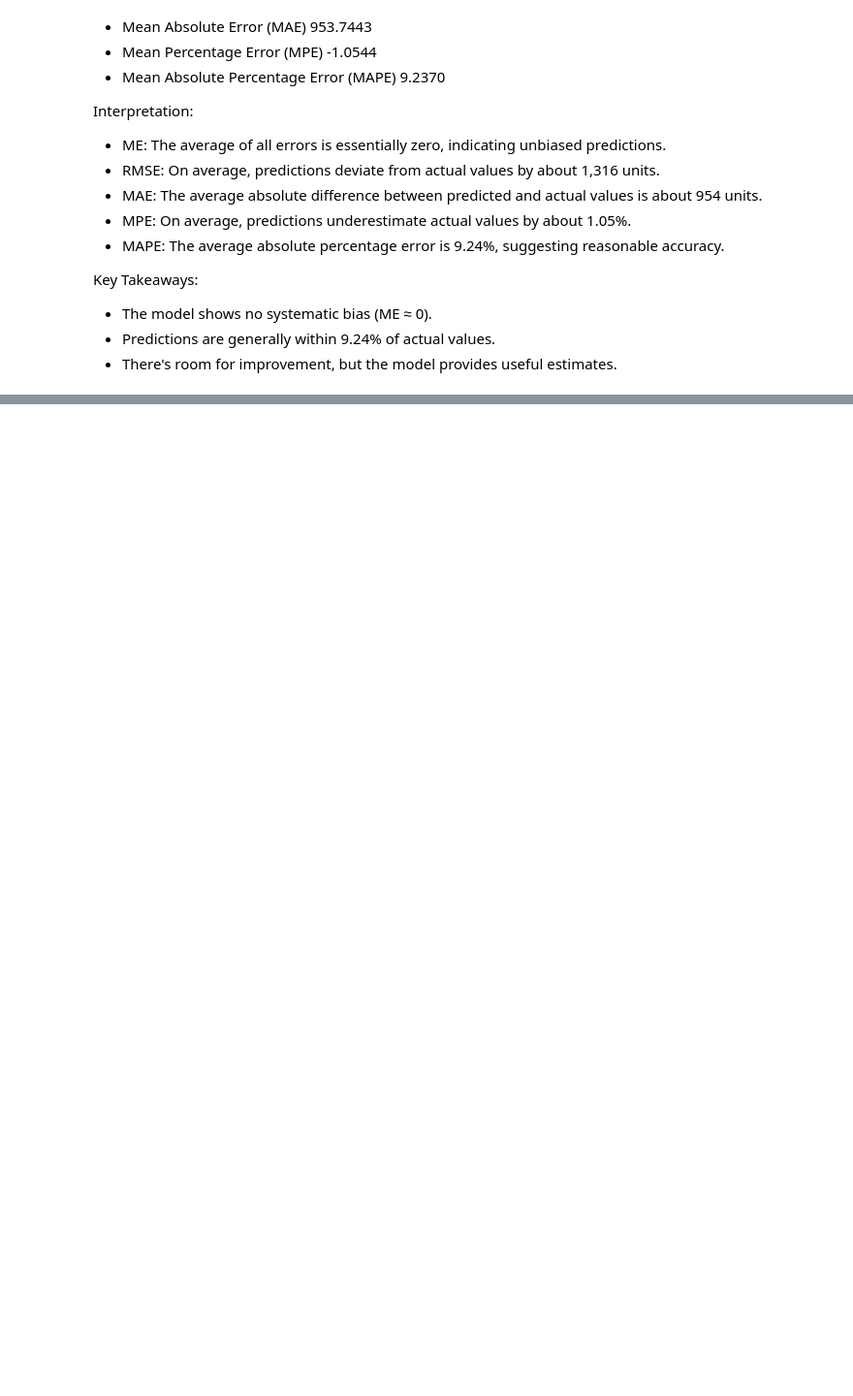
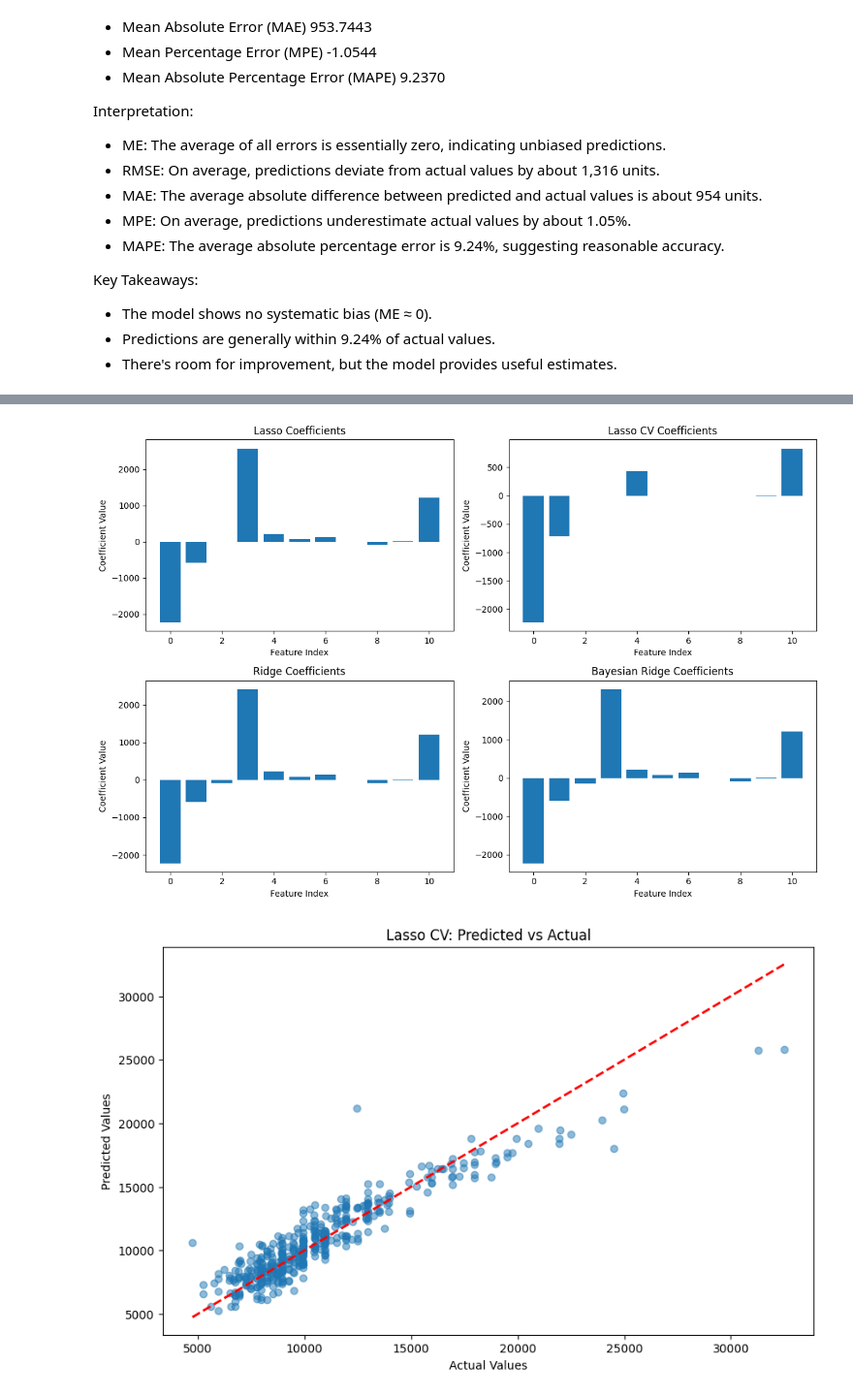
Before and after one commit to ieshu001/msa550-code-files, a Jupyter notebook: python_lecture_03_MLR.ipynb, the cells around one changed output, grey strips where cells are left out. Shown at 97% size. Drawn from its saved outputs; the diff is of its cells as text; code cells hidden in the pictures; blank space fills up the shorter version.

```diff
--- a/python_lecture_03_MLR.ipynb
+++ b/python_lecture_03_MLR.ipynb
@@ -466,0 +946,6 @@ Key Takeaways:
+# %%
+# Lasso Regression
+lasso = Lasso(alpha=1)  # Note: normalize=True is deprecated, use StandardScaler instead
+lasso.fit(train_X, train_y)  # Fit the model to the training data
+print("Lasso Regression Results:")
+regressionSummary(valid_y, lasso.predict(valid_X))  # Evaluate on validation set
@@ -466,0 +984,6 @@ Key Takeaways:
+# %%
+# Ridge Regression
+ridge = Ridge(alpha=1)
+ridge.fit(train_X, train_y)
+print("\nRidge Regression Results:")
+regressionSummary(valid_y, ridge.predict(valid_X))
@@ -466,0 +1000,7 @@ Key Takeaways:
+# %%
+# Bayesian Ridge Regression
+bayesianRidge = BayesianRidge()  # Note: normalize=True is deprecated
+bayesianRidge.fit(train_X, train_y)
+print("\nBayesian Ridge Regression Results:")
+regressionSummary(valid_y, bayesianRidge.predict(valid_X))
+print(f'Bayesian ridge chosen regularization: {bayesianRidge.lambda_ / bayesianRidge.alpha_:.4f}')
@@ -466,0 +1018,43 @@ Key Takeaways:
+# %%
+# Plotting
+plt.figure(figsize=(12, 8))
+
+# Plot coefficients for each model
+plt.subplot(2, 2, 1)
+plt.bar(range(len(lasso.coef_)), lasso.coef_)
+plt.title("Lasso Coefficients")
+plt.xlabel("Feature Index")
+plt.ylabel("Coefficient Value")
+
+plt.subplot(2, 2, 2)
+plt.bar(range(len(lasso_cv.coef_)), lasso_cv.coef_)
+plt.title("Lasso CV Coefficients")
+plt.xlabel("Feature Index")
+plt.ylabel("Coefficient Value")
+
+plt.subplot(2, 2, 3)
+plt.bar(range(len(ridge.coef_)), ridge.coef_)
+plt.title("Ridge Coefficients")
+plt.xlabel("Feature Index")
+plt.ylabel("Coefficient Value")
+
+plt.subplot(2, 2, 4)
+plt.bar(range(len(bayesianRidge.coef_)), bayesianRidge.coef_)
+plt.title("Bayesian Ridge Coefficients")
+plt.xlabel("Feature Index")
+plt.ylabel("Coefficient Value")
+
+plt.tight_layout()
+plt.show()
+
+# Plot predictions vs actual for Lasso CV (as an example)
+plt.figure(figsize=(10, 6))
+plt.scatter(valid_y, lasso_cv.predict(valid_X), alpha=0.5)
+plt.plot([valid_y.min(), valid_y.max()], [valid_y.min(), valid_y.max()], 'r--', lw=2)
+plt.xlabel("Actual Values")
+plt.ylabel("Predicted Values")
+plt.title("Lasso CV: Predicted vs Actual")
+plt.show()
+# %% [output]
+[figure, added]
+[figure, added]
```
Also changed, not shown: parts of 48 cells of this notebook.
